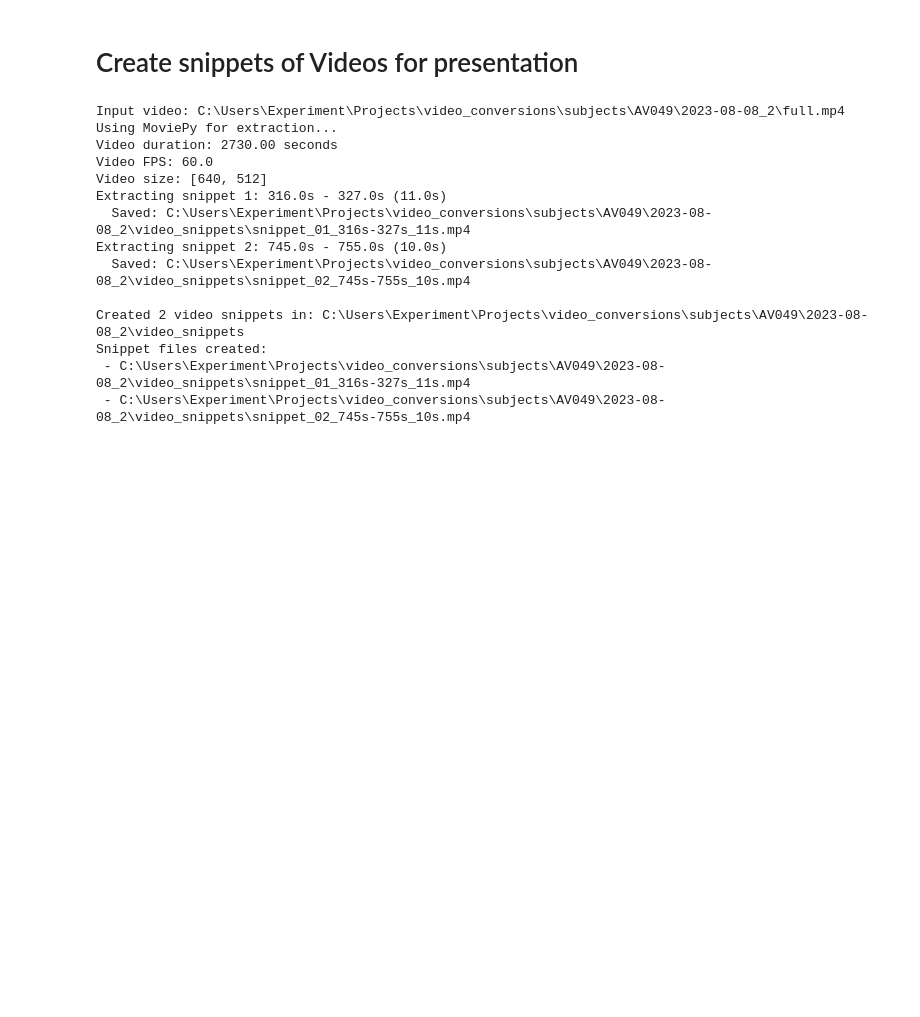
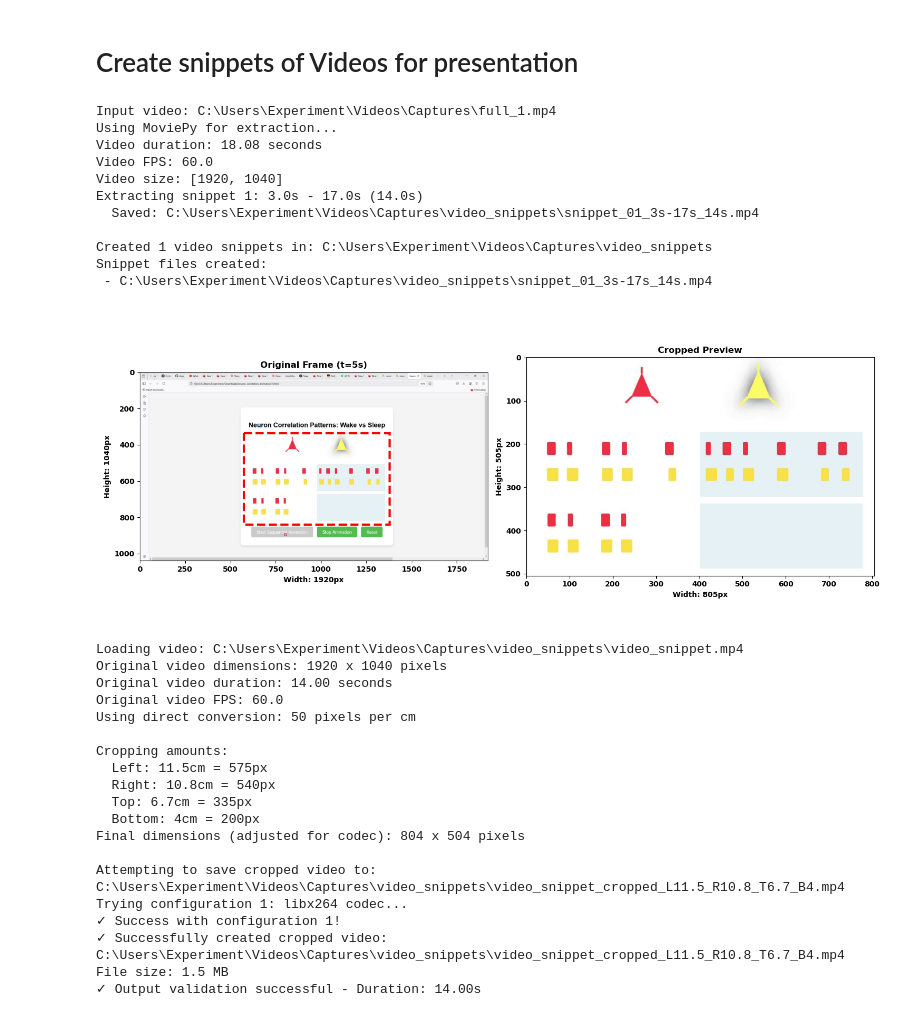
Before and after one commit to Joschua21/sleep_analysis_pipeline, a Jupyter notebook: pixel_diff_pipeline.ipynb, the cells around one changed output. Cells and saved outputs as stored; diff of their text form; code cells hidden in the pictures; blank space fills up the shorter version.

```diff
--- a/pixel_diff_pipeline.ipynb
+++ b/pixel_diff_pipeline.ipynb
@@ -227,11 +269,11 @@ def extract_video_snippets(base_dir, time_windows, input_filename='full.mp4',
 # %%
-base_directory = r"C:\Users\Experiment\Projects\video_conversions\subjects\AV049\2023-08-08_2"
-time_windows = [[316,327],[745,755]]  # Two snippets: 200-600s and 400-800s
+base_directory = r"C:\Users\Experiment\Videos\Captures"
+time_windows = [[3,17],]  # Two snippets: 200-600s and 400-800s
 
 snippet_files = extract_video_snippets(
     base_dir=base_directory,
     time_windows=time_windows,
-    input_filename='full.mp4',  # Adjust if your video file has a different name
+    input_filename='full_1.mp4',  # Adjust if your video file has a different name
     output_prefix='snippet',
 )
 
@@ -239,17 +281,14 @@ print("Snippet files created:")
 for file_path in snippet_files:
     print(f" - {file_path}")
 # %% [output]
-Input video: C:\Users\Experiment\Projects\video_conversions\subjects\AV049\2023-08-08_2\full.mp4
+Input video: C:\Users\Experiment\Videos\Captures\full_1.mp4
 Using MoviePy for extraction...
-Video duration: 2730.00 seconds
+Video duration: 18.08 seconds
 Video FPS: 60.0
-Video size: [640, 512]
-Extracting snippet 1: 316.0s - 327.0s (11.0s)
-  Saved: C:\Users\Experiment\Projects\video_conversions\subjects\AV049\2023-08-08_2\video_snippets\snippet_01_316s-327s_11s.mp4
-Extracting snippet 2: 745.0s - 755.0s (10.0s)
-  Saved: C:\Users\Experiment\Projects\video_conversions\subjects\AV049\2023-08-08_2\video_snippets\snippet_02_745s-755s_10s.mp4
+Video size: [1920, 1040]
+Extracting snippet 1: 3.0s - 17.0s (14.0s)
+  Saved: C:\Users\Experiment\Videos\Captures\video_snippets\snippet_01_3s-17s_14s.mp4
 
-Created 2 video snippets in: C:\Users\Experiment\Projects\video_conversions\subjects\AV049\2023-08-08_2\video_snippets
+Created 1 video snippets in: C:\Users\Experiment\Videos\Captures\video_snippets
 Snippet files created:
- - C:\Users\Experiment\Projects\video_conversions\subjects\AV049\2023-08-08_2\video_snippets\snippet_01_316s-327s_11s.mp4
- - C:\Users\Experiment\Projects\video_conversions\subjects\AV049\2023-08-08_2\video_snippets\snippet_02_745s-755s_10s.mp4
+ - C:\Users\Experiment\Videos\Captures\video_snippets\snippet_01_3s-17s_14s.mp4
@@ -255,0 +530,28 @@ Snippet files created:
+# %%
+cropped_video = crop_video_with_preview_robust(
+    input_video_path=r"C:\Users\Experiment\Videos\Captures\video_snippets\video_snippet.mp4",
+    preview_time=5,
+    left_cm=11.5, right_cm=10.8, top_cm=6.7, bottom_cm=4,
+    pixels_per_cm=50,  # Adjust as needed
+)
+# %% [output]
+[figure, added]
+Loading video: C:\Users\Experiment\Videos\Captures\video_snippets\video_snippet.mp4
+Original video dimensions: 1920 x 1040 pixels
+Original video duration: 14.00 seconds
+Original video FPS: 60.0
+Using direct conversion: 50 pixels per cm
+
+Cropping amounts:
+  Left: 11.5cm = 575px
+  Right: 10.8cm = 540px
+  Top: 6.7cm = 335px
+  Bottom: 4cm = 200px
+Final dimensions (adjusted for codec): 804 x 504 pixels
+
+Attempting to save cropped video to: C:\Users\Experiment\Videos\Captures\video_snippets\video_snippet_cropped_L11.5_R10.8_T6.7_B4.mp4
+Trying configuration 1: libx264 codec...
+✓ Success with configuration 1!
+✓ Successfully created cropped video: C:\Users\Experiment\Videos\Captures\video_snippets\video_snippet_cropped_L11.5_R10.8_T6.7_B4.mp4
+File size: 1.5 MB
+✓ Output validation successful - Duration: 14.00s
```
Also changed, not shown: parts of 6 cells of this notebook, 2 other files.
